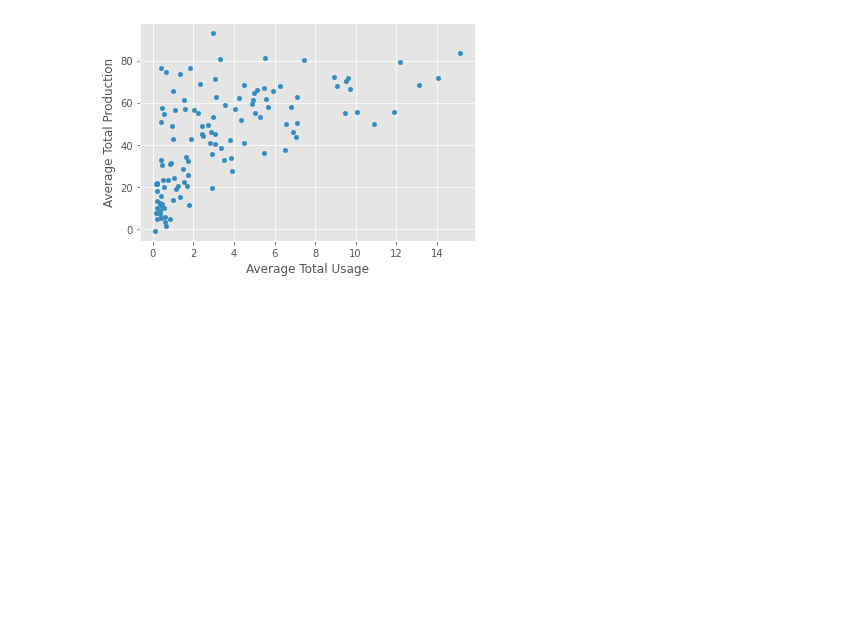
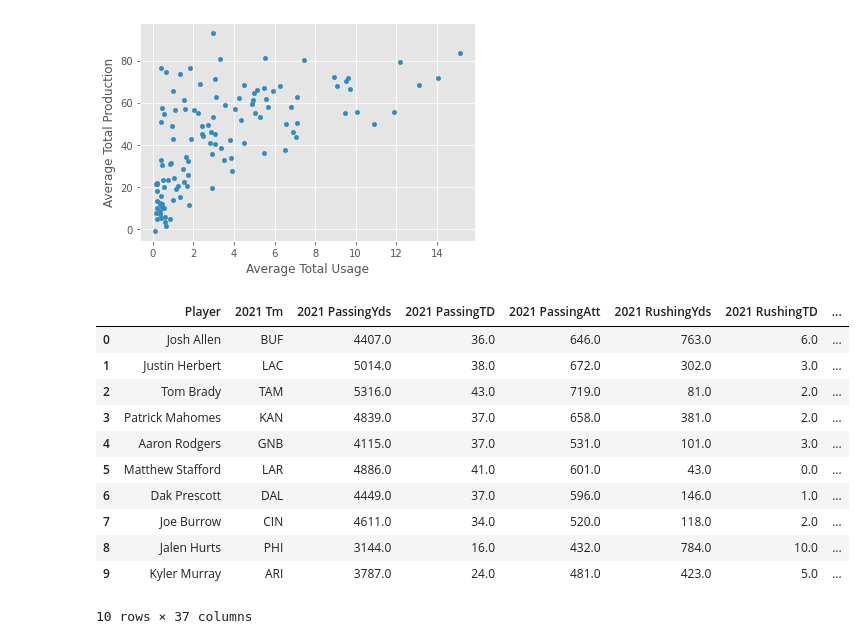
Before and after one commit to JessePRN/FantasyFootballAIAssist, a Jupyter notebook: Ronnie/NFL_Final.ipynb, the cells around one changed output. Drawn from its saved outputs; the diff is of its cells as text; code cells hidden in the pictures; blank space fills up the shorter version.

```diff
--- a/Ronnie/NFL_Final.ipynb
+++ b/Ronnie/NFL_Final.ipynb
@@ -733,3 +738,24 @@ te_df.plot(x='Average Total Usage', y='Average Total Production', kind='scatter'
 [figure]
 # %%
 QB_df.to_csv('data/QBxFinal.csv')
+# %%
+data4 = pd.read_csv('data/2022_ADP_Rankings.csv')
+QBADP_df = pd.merge(QB_df, data4,
+                   on = 'Player',
+                   how ='left')
+# %%
+QBADP_df = QBADP_df.drop(['Rank','Bye','Yahoo','Fantrax','FFC','Sleeper'], axis=1)
+QBADP_df.head(10)
+# %% [output]
+|  | Player | 2021 Tm | 2021 PassingYds | 2021 PassingTD | 2021 PassingAtt | 2021 RushingYds | 2021 RushingTD | ... |
+| 0 | Josh Allen | BUF | 4407.0 | 36.0 | 646.0 | 763.0 | 6.0 | ... |
+| 1 | Justin Herbert | LAC | 5014.0 | 38.0 | 672.0 | 302.0 | 3.0 | ... |
+| 2 | Tom Brady | TAM | 5316.0 | 43.0 | 719.0 | 81.0 | 2.0 | ... |
+| 3 | Patrick Mahomes | KAN | 4839.0 | 37.0 | 658.0 | 381.0 | 2.0 | ... |
+| 4 | Aaron Rodgers | GNB | 4115.0 | 37.0 | 531.0 | 101.0 | 3.0 | ... |
+| 5 | Matthew Stafford | LAR | 4886.0 | 41.0 | 601.0 | 43.0 | 0.0 | ... |
+| 6 | Dak Prescott | DAL | 4449.0 | 37.0 | 596.0 | 146.0 | 1.0 | ... |
+| 7 | Joe Burrow | CIN | 4611.0 | 34.0 | 520.0 | 118.0 | 2.0 | ... |
+| 8 | Jalen Hurts | PHI | 3144.0 | 16.0 | 432.0 | 784.0 | 10.0 | ... |
+| 9 | Kyler Murray | ARI | 3787.0 | 24.0 | 481.0 | 423.0 | 5.0 | ... |
+10 rows × 37 columns
```
Also changed, not shown: parts of 7 cells of this notebook, 1 other file.
